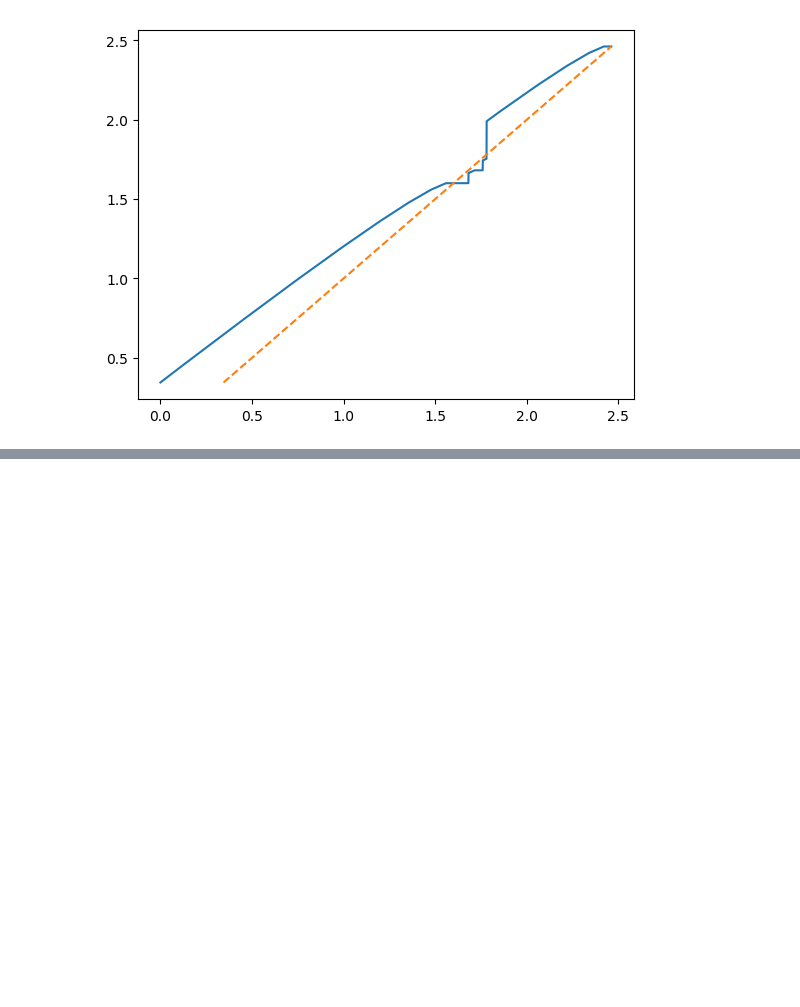
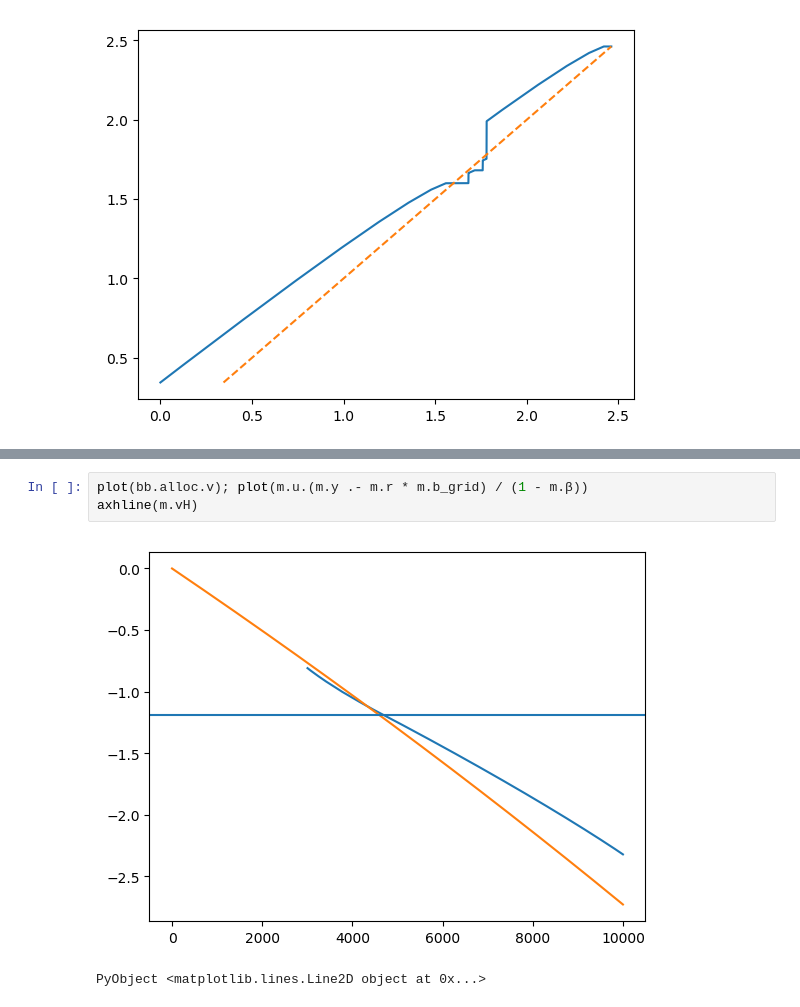
Before and after one commit to manuelamador/dilution_with_two_shocks, a Jupyter notebook: simulating_two_states.ipynb, the cells around one changed output, grey strips where cells are left out. Saved outputs shown, nothing was run; the diff lists cells and outputs as text; blank space fills up the shorter version.

```diff
--- a/simulating_two_states.ipynb
+++ b/simulating_two_states.ipynb
@@ -261,0 +317,6 @@ plot_pol(sav);
+# %%
+plot(bb.alloc.v); plot(m.u.(m.y .- m.r * m.b_grid) / (1 - m.β))
+axhline(m.vH)
+# %% [output]
+[figure, added]
+PyObject <matplotlib.lines.Line2D object at 0x...>
```
Also changed, not shown: parts of 9 cells of this notebook, 1 other file.
